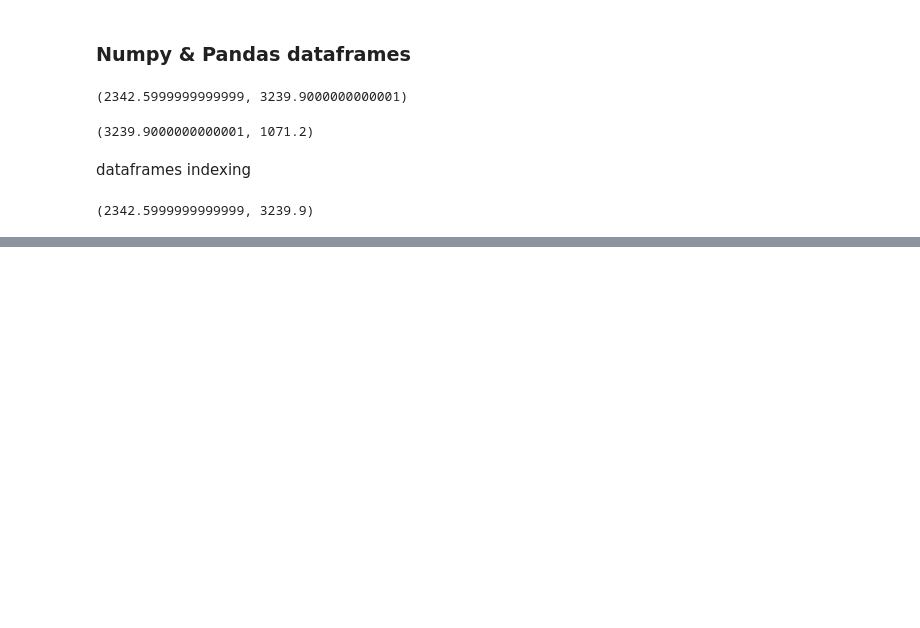
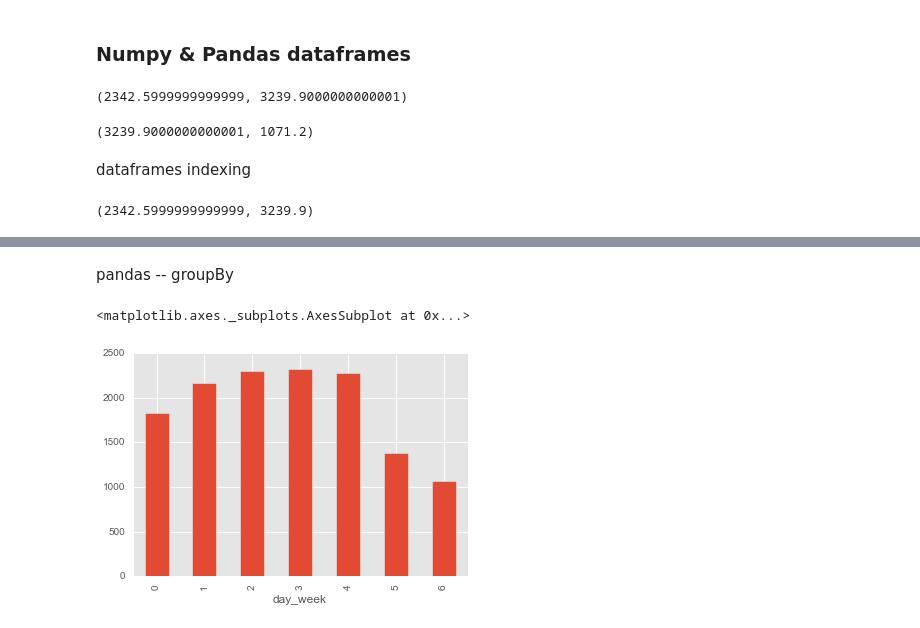
Before and after one commit to aryabchi/pynb, a Jupyter notebook: IntroDA.ipynb, the cells around one changed output, grey strips where cells are left out. Drawn from its saved outputs; the diff is of its cells as text; code cells hidden in the pictures; blank space fills up the shorter version.

Commit message:
pandas df groupby done

```diff
--- a/IntroDA.ipynb
+++ b/IntroDA.ipynb
@@ -806,0 +1242,61 @@ mean_riders_for_max_station(ridership_df)
+# %% [markdown]
+pandas -- groupBy
+# %%
+import matplotlib.pyplot as plt
+import numpy as np
+import pandas as pd
+import seaborn as sns
+
+values = np.array([1, 3, 2, 4, 1, 6, 4])
+example_df = pd.DataFrame({
+    'value': values,
+    'even': values % 2 == 0,
+    'above_three': values > 3
+}, index=['a', 'b', 'c', 'd', 'e', 'f', 'g'])
+
+# Change False to True for each block of code to see what it does
+
+# Examine DataFrame
+if False:
+    print example_df
+
+# Examine groups
+if False:
+    grouped_data = example_df.groupby('even')
+    # The groups attribute is a dictionary mapping keys to lists of row indexes
+    print grouped_data.groups
+
+# Group by multiple columns
+if False:
+    grouped_data = example_df.groupby(['even', 'above_three'])
+    print grouped_data.groups
+
+# Get sum of each group
+if False:
+    grouped_data = example_df.groupby('even')
+    print grouped_data.sum()
+
+# Limit columns in result
+if False:
+    grouped_data = example_df.groupby('even')
+
+    # You can take one or more columns from the result DataFrame
+    print grouped_data.sum()['value']
+
+    print '\n' # Blank line to separate results
+
+    # You can also take a subset of columns from the grouped data before
+    # collapsing to a DataFrame. In this case, the result is the same.
+    print grouped_data['value'].sum()
+
+filename = './data/nyc_subway_weather.csv'
+subway_df = pd.read_csv(filename)
+
+### Write code here to group the subway data by a variable of your choice, then
+### either print out the mean ridership within each group or create a plot.
+
+%matplotlib inline
+subway_df.groupby('day_week').mean()['ENTRIESn_hourly'].plot(kind='bar')
+# %% [output]
+<matplotlib.axes._subplots.AxesSubplot at 0x...>
+[figure, added]
```
Also changed, not shown: parts of 15 cells of this notebook.
